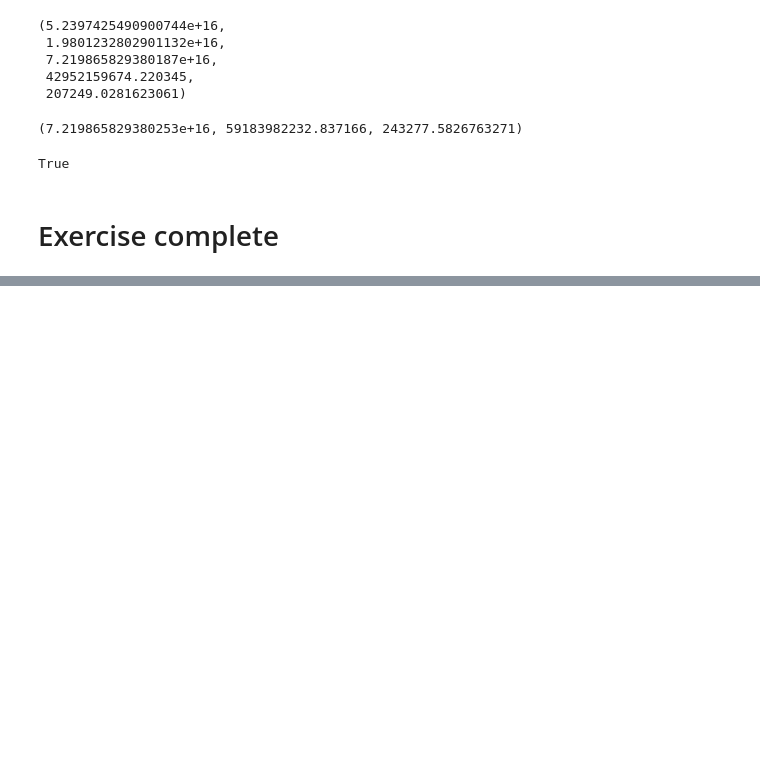
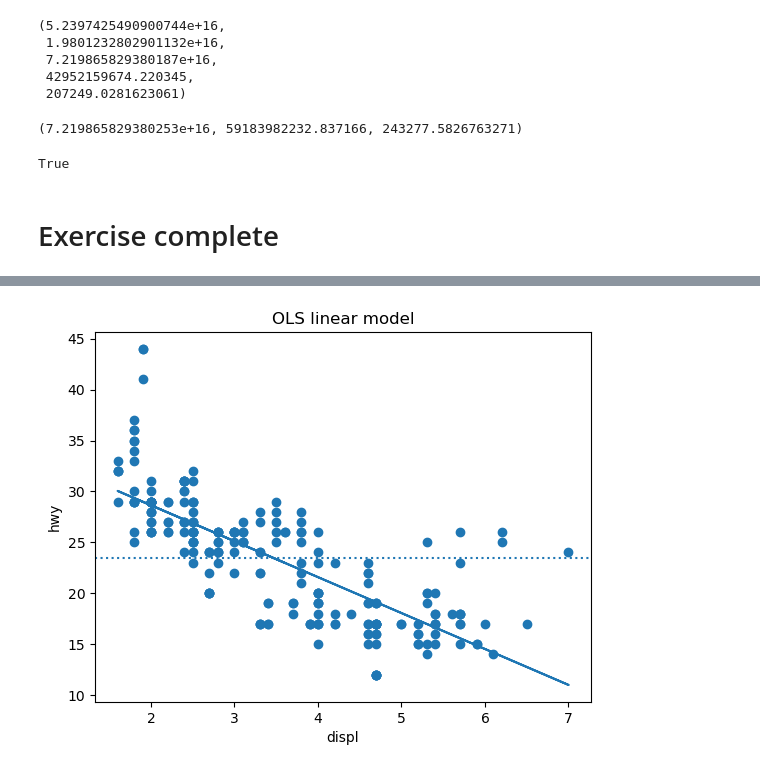
Before and after one commit to corey-hermesch/regression-exercises, a Jupyter notebook: evaluate.ipynb, the cells around one changed output, grey strips where cells are left out. Drawn from its saved outputs; the diff is of its cells as text; code cells hidden in the pictures; blank space fills up the shorter version.

```diff
--- a/evaluate.ipynb
+++ b/evaluate.ipynb
@@ -373,0 +432,3 @@ True
+# %%
+mpg_df = mpg_df[['displ', 'hwy']]
+mpg_df.head()
@@ -373,0 +442,3 @@ True
+# %%
+lr_mpg = LinearRegression()
+lr_mpg.fit(mpg_df[['displ']], mpg_df.hwy)
@@ -373,0 +447,5 @@ True
+# %%
+yhat = lr_mpg.predict(mpg_df[['displ']])
+# %%
+mpg_df['yhat'] = yhat
+mpg_df.head()
@@ -373,0 +459,4 @@ True
+# %%
+ev.get_feature_target_plot(mpg_df)
+# %% [output]
+[figure, added]
```
Also changed, not shown: parts of 22 cells of this notebook.
